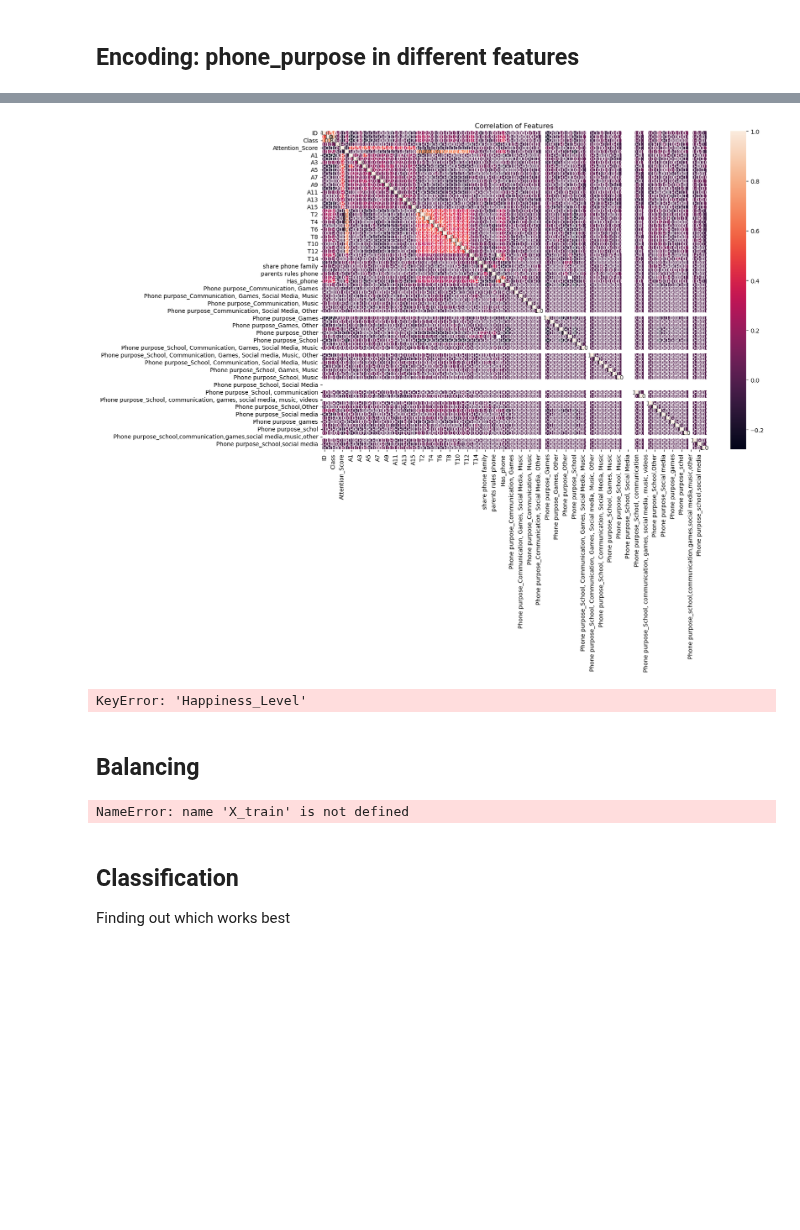
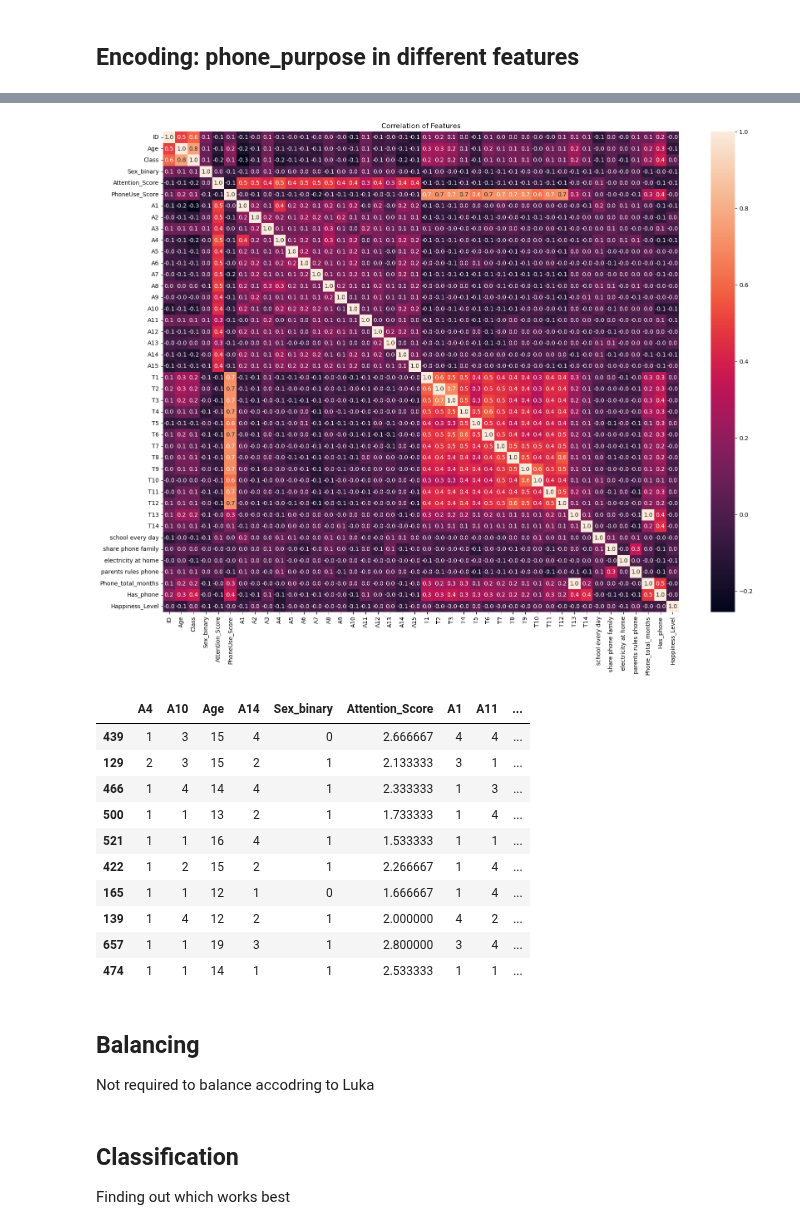
Before and after one commit to Sakacogu/BF_survey, a Jupyter notebook: BF_ML copy Stella.ipynb, the cells around one changed output, grey strips where cells are left out. Drawn from its saved outputs; the diff is of its cells as text; code cells hidden in the pictures; blank space fills up the shorter version.

```diff
--- a/BF_ML copy Stella.ipynb
+++ b/BF_ML copy Stella.ipynb
@@ -82,11 +82,11 @@ df.head(10)
 ## Encoding
 Encoding Happiness score into binary number
 # %%
-df_encoded = df.copy()
+
 
 # Step 2: Convert Happiness_Score into ordinal bins (0, 1,)
-df_encoded['Happiness_Level'] = pd.cut(
-    df_encoded['Happiness_Score'],
+df['Happiness_Level'] = pd.cut(
+    df['Happiness_Score'],
     bins=[0.00, 2.90, 4.00],
     labels=[0, 1,],
     include_lowest=True,
@@ -94,11 +94,12 @@ df_encoded['Happiness_Level'] = pd.cut(
 ).astype(int)
 
 # Step 3: (Optional) drop the continuous score if you only want the ordinal level
-df_encoded = df_encoded.drop(columns=['Happiness_Score'])
+df = df.drop(columns=['Happiness_Score'])
 
 # Check result
-print(df_encoded[['Happiness_Level']].head())
-print(df_encoded[['Happiness_Level']].value_counts())
+print(df[['Happiness_Level']].head())
+print(df[['Happiness_Level']].value_counts())
+df
 # %% [output]
    Happiness_Level
 0                1
@@ -206,7 +236,7 @@ y_train_named = y_train.rename('Happiness_Level')   # <- IMPORTANT
 df_train = pd.concat([X_train, y_train_named], axis=1)
 
 # 2) Correlation heatmap (optional)
-plt.figure(figsize=(15, 10))
+plt.figure(figsize=(20, 15))
 correlation_matrix = df_train.corr(numeric_only=True)
 sns.heatmap(correlation_matrix, annot=True, fmt=".1f")
 plt.title('Correlation of Features')
@@ -225,53 +255,62 @@ top_10 = corr_with_target.head(10).index
 
 # 5) Guard against typos/mismatch (optional, but safe)
 top_10 = [c for c in top_10 if c in X_train.columns]
 
 
 
 
 #plt.figure(figsize=(15, 10))
 #correlation_matrix = df_train.corr()
 #sns.heatmap(correlation_matrix, annot=True, fmt=".1f")
 #plt.title('Correlation of Features')
 #plt.show()
 
 #top_10 = correlation_matrix['Happiness_Level'].abs().sort_values(ascending=False)[:11].index
 df_correlation = df_train[top_10]
 df_correlation.head(10)
 
 # Merge target for correlation
 #train_corr = X_train.copy()
 #train_corr['Happiness_Level'] = y_train
 
 # Compute correlation
 #corr = train_corr.corr()['Happiness_Level'].abs().sort_values(ascending=False)
 
 #corr_with_target = train_corr.corr(numeric_only=True)['Happiness_Level'].drop('Happiness_Level')
 #corr_with_target_abs = corr_with_target.abs().sort_values(ascending=False)
 
 #print("Top correlations with Happiness_Level:\n")
 #print(corr_with_target_abs.head(15))
 # %% [output]
-[figure, old version]
+[figure, new version]
-KeyError: 'Happiness_Level'
+|  | A4 | A10 | Age | A14 | Sex_binary | Attention_Score | A1 | A11 | ... |
+| 439 | 1 | 3 | 15 | 4 | 0 | 2.666667 | 4 | 4 | ... |
+| 129 | 2 | 3 | 15 | 2 | 1 | 2.133333 | 3 | 1 | ... |
+| 466 | 1 | 4 | 14 | 4 | 1 | 2.333333 | 1 | 3 | ... |
+| 500 | 1 | 1 | 13 | 2 | 1 | 1.733333 | 1 | 4 | ... |
+| 521 | 1 | 1 | 16 | 4 | 1 | 1.533333 | 1 | 1 | ... |
+| 422 | 1 | 2 | 15 | 2 | 1 | 2.266667 | 1 | 4 | ... |
+| 165 | 1 | 1 | 12 | 1 | 0 | 1.666667 | 1 | 4 | ... |
+| 139 | 1 | 4 | 12 | 2 | 1 | 2.000000 | 4 | 2 | ... |
+| 657 | 1 | 1 | 19 | 3 | 1 | 2.800000 | 3 | 4 | ... |
+| 474 | 1 | 1 | 14 | 1 | 1 | 2.533333 | 1 | 1 | ... |
 # %% [markdown]
 ## Balancing
+Not required to balance accodring to Luka
 # %%
 
-X_train_sel = X_train[top_10]
-X_test_sel  = X_test[top_10]
+#X_train_sel = X_train[top_10]
+#X_test_sel  = X_test[top_10]
 
 #Fill in all NaN values with 0
-X_train_sel = X_train_sel.fillna(0)
-X_test_sel  = X_test_sel.fillna(0)
+#X_train_sel = X_train_sel.fillna(0)
+#X_test_sel  = X_test_sel.fillna(0)
 
-df_smote = SMOTE(random_state=42, k_neighbors=3)
-X_train_bal, y_train_bal = df_smote.fit_resample(X_train_sel, y_train)
+#df_smote = SMOTE(random_state=42, k_neighbors=3)
+#X_train_bal, y_train_bal = df_smote.fit_resample(X_train_sel, y_train)
 
-print("Before balancing:", Counter(y_train))
-print("After balancing:", Counter(y_train_bal))
+#print("Before balancing:", Counter(y_train))
+#print("After balancing:", Counter(y_train_bal))
-# %% [output]
-NameError: name 'X_train' is not defined
 # %%
 
 
```
Also changed, not shown: parts of 8 cells of this notebook.
